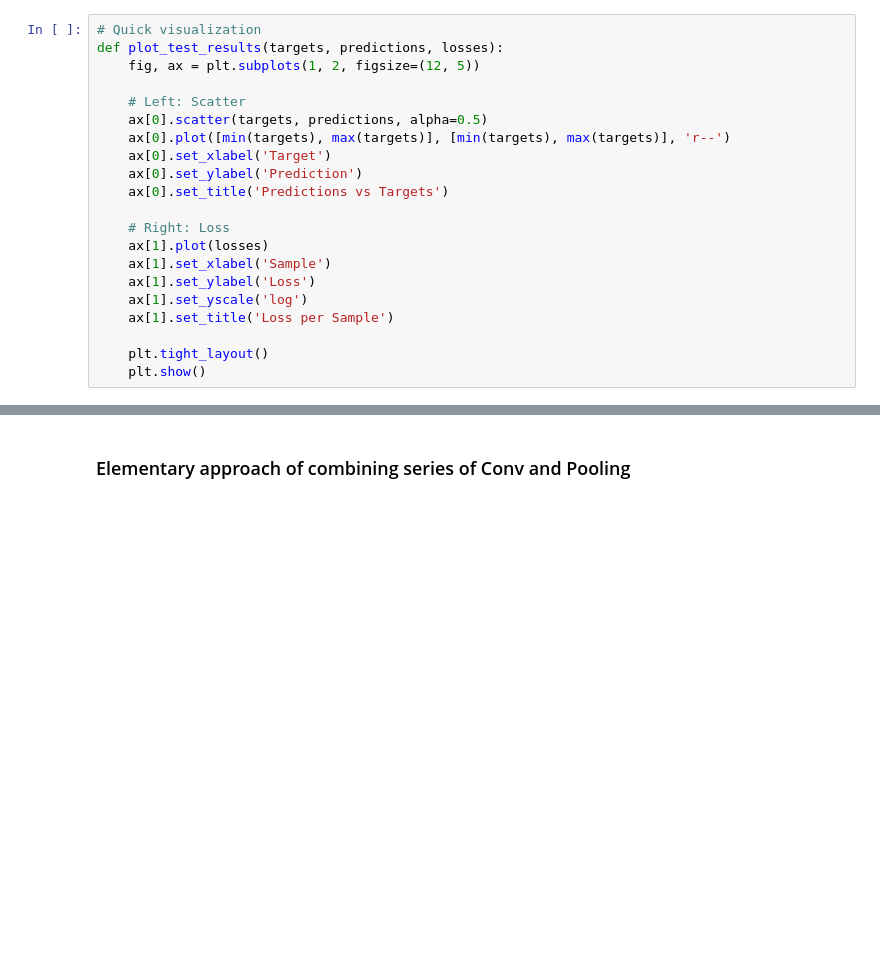
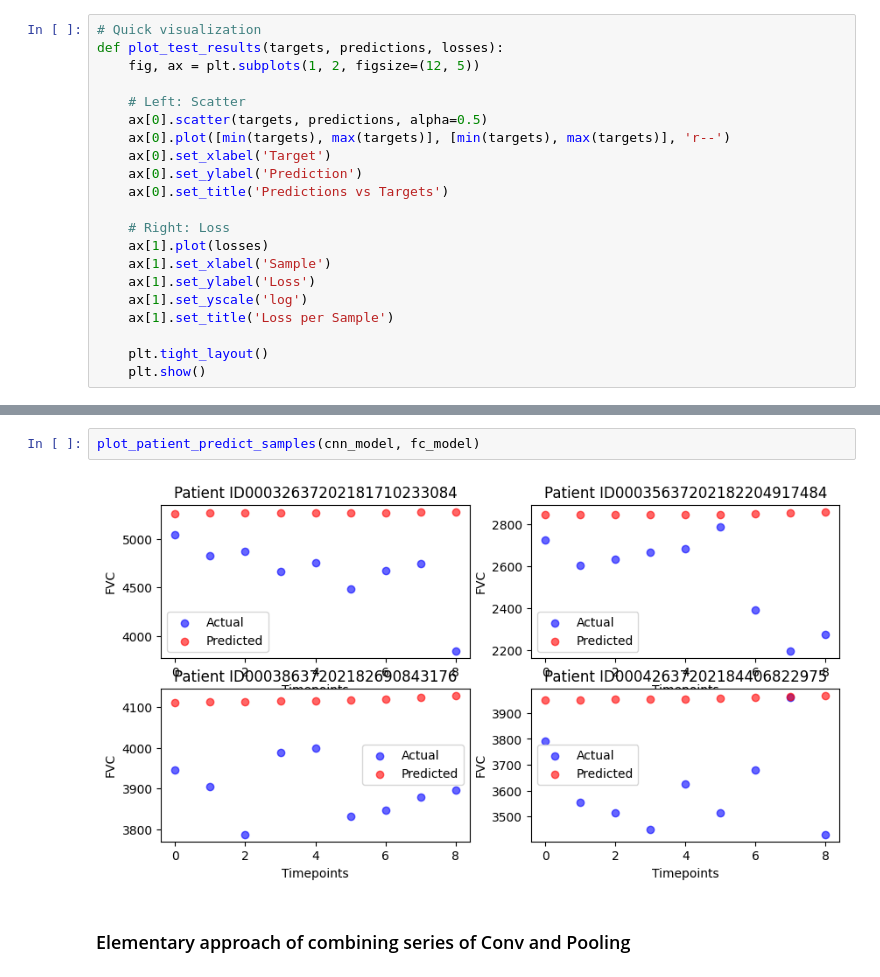
Before and after one commit to unfulw/pulmonary_fibrosis, a Jupyter notebook: scan/cnn.ipynb, the cells around one changed output, grey strips where cells are left out. Drawn from its saved outputs; the diff is of its cells as text; blank space fills up the shorter version.

```diff
--- a/scan/cnn.ipynb
+++ b/scan/cnn.ipynb
@@ -230,3 +555,7 @@ class FCLayer(nn.Module):
+# %%
+plot_patient_predict_samples(cnn_model, fc_model)
+# %% [output]
+[figure, added]
 # %% [markdown]
 ### Elementary approach of combining series of Conv and Pooling
 # %%
```
Also changed, not shown: parts of 16 cells of this notebook.
